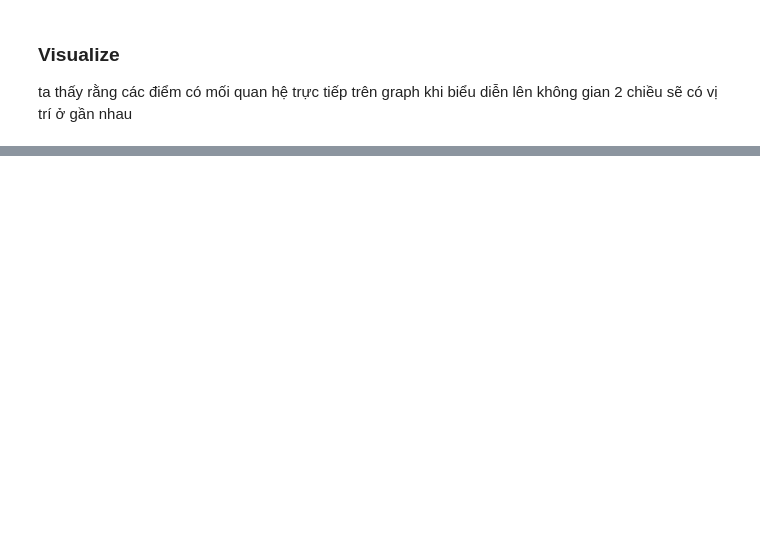
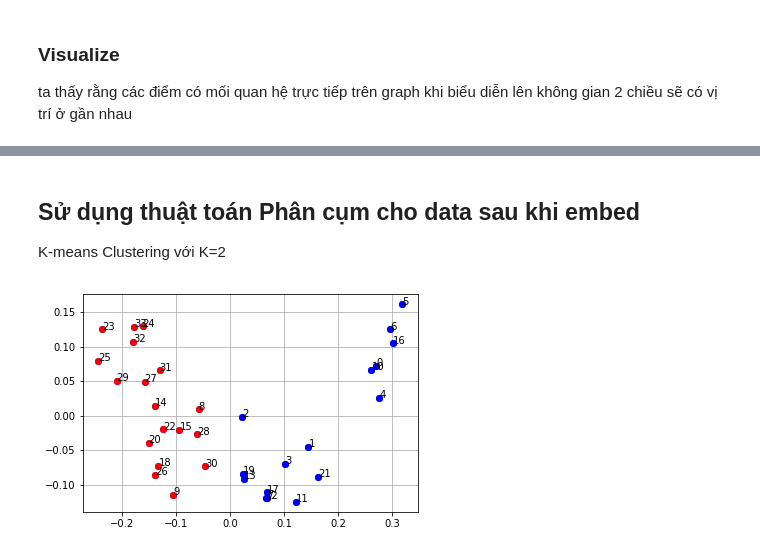
Before and after one commit to ngdovan/GraphEmbedded, a Jupyter notebook: node2vec/node2vec.ipynb, the cells around one changed output, grey strips where cells are left out. Drawn from its saved outputs; the diff is of its cells as text; code cells hidden in the pictures; blank space fills up the shorter version.

Commit message:
node2vec clustering

```diff
--- a/node2vec/node2vec.ipynb
+++ b/node2vec/node2vec.ipynb
@@ -66,0 +67,26 @@ plt.show()
+# %% [markdown]
+## Sử dụng thuật toán Phân cụm cho data sau khi embed
+K-means Clustering với K=2
+# %%
+from sklearn.cluster import KMeans
+
+def visualizeKmean(K,data):
+    kmeans = KMeans(n_clusters=K, random_state=0).fit(data)
+    label = kmeans.predict(data_vec)
+    #visualize
+    plt.plot(X[:,0],X[:,1],'bo')
+    for i in range(len(X)):
+        if (label[i]==1):
+            plt.plot(X[i][0],X[i][1],'bo')
+        elif (label[i]==0):
+            plt.plot(X[i][0],X[i][1],'ro')
+        else:
+            plt.plot(X[i][0],X[i][1],'go')
+    for i in range(len(X)):
+        plt.text(X[i][0],X[i][1],str(i))
+    plt.grid()
+    plt.show()
+
+visualizeKmean(2,data_vec)
+# %% [output]
+[figure, added]
```
Also changed, not shown: parts of 6 cells of this notebook, 1 other file.
